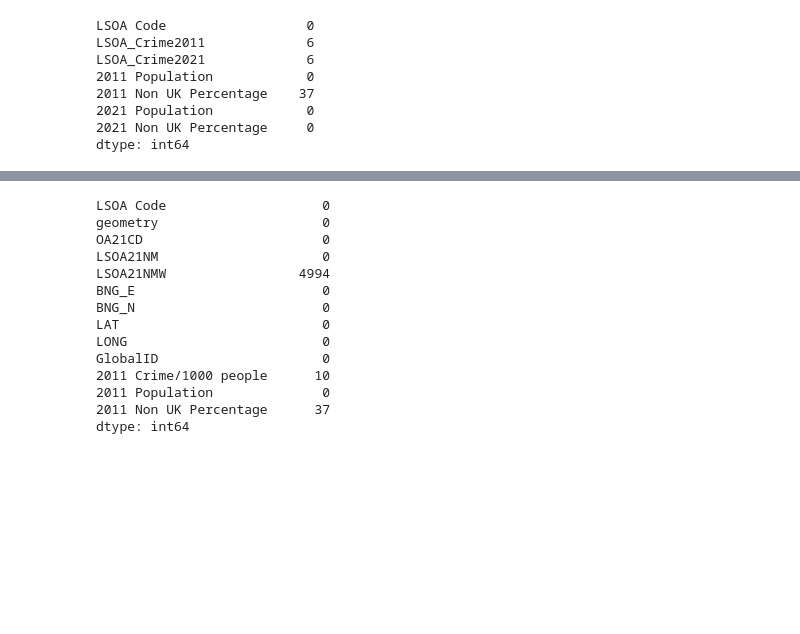
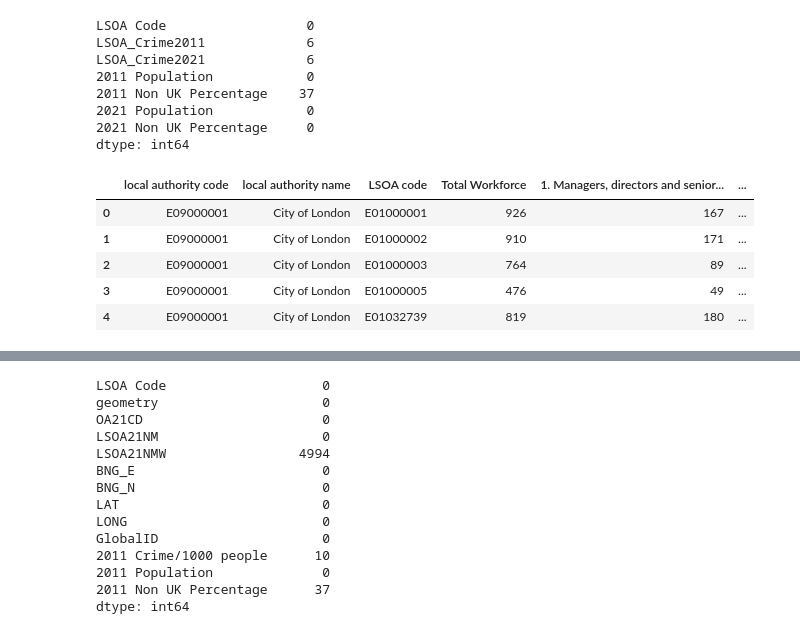
Before and after one commit to Saadsiddiqui100/Data-Analytics-Project, a Jupyter notebook: NCG613a_Project1.ipynb, the cells around one changed output, grey strips where cells are left out. Saved outputs shown, nothing was run; the diff lists cells and outputs as text; code cells hidden in the pictures; blank space fills up the shorter version.

```diff
--- a/NCG613a_Project1.ipynb
+++ b/NCG613a_Project1.ipynb
@@ -162,0 +175,10 @@ crime_final ['2021 Crime/1000 people'] = crime_final ['LSOA_Crime2021']/ (crime_
+# %%
+df_2011.rename(columns={'All usual residents aged 16-74 in employment':'Total Workforce'}, inplace=True)
+df_2011.head(5)
+# %% [output]
+|  | local authority code | local authority name | LSOA code | Total Workforce | 1. Managers, directors and senior... | ... |
+| 0 | E09000001 | City of London | E01000001 | 926 | 167 | ... |
+| 1 | E09000001 | City of London | E01000002 | 910 | 171 | ... |
+| 2 | E09000001 | City of London | E01000003 | 764 | 89 | ... |
+| 3 | E09000001 | City of London | E01000005 | 476 | 49 | ... |
+| 4 | E09000001 | City of London | E01032739 | 819 | 180 | ... |
```
Also changed, not shown: parts of 17 cells of this notebook.
